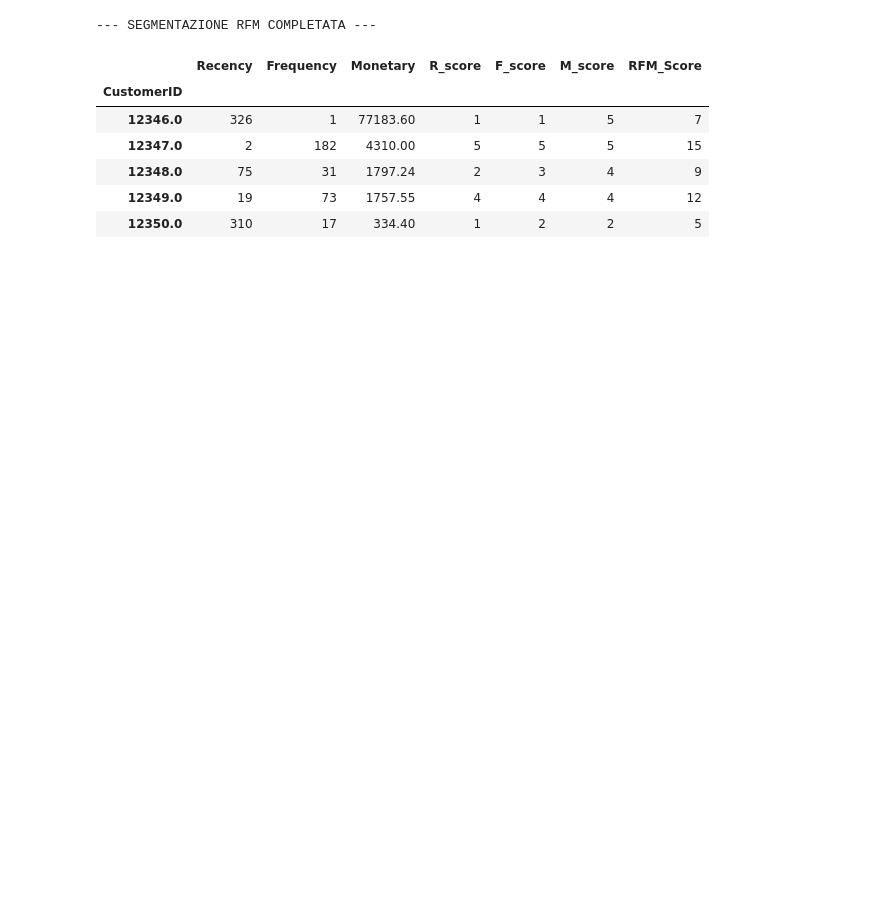
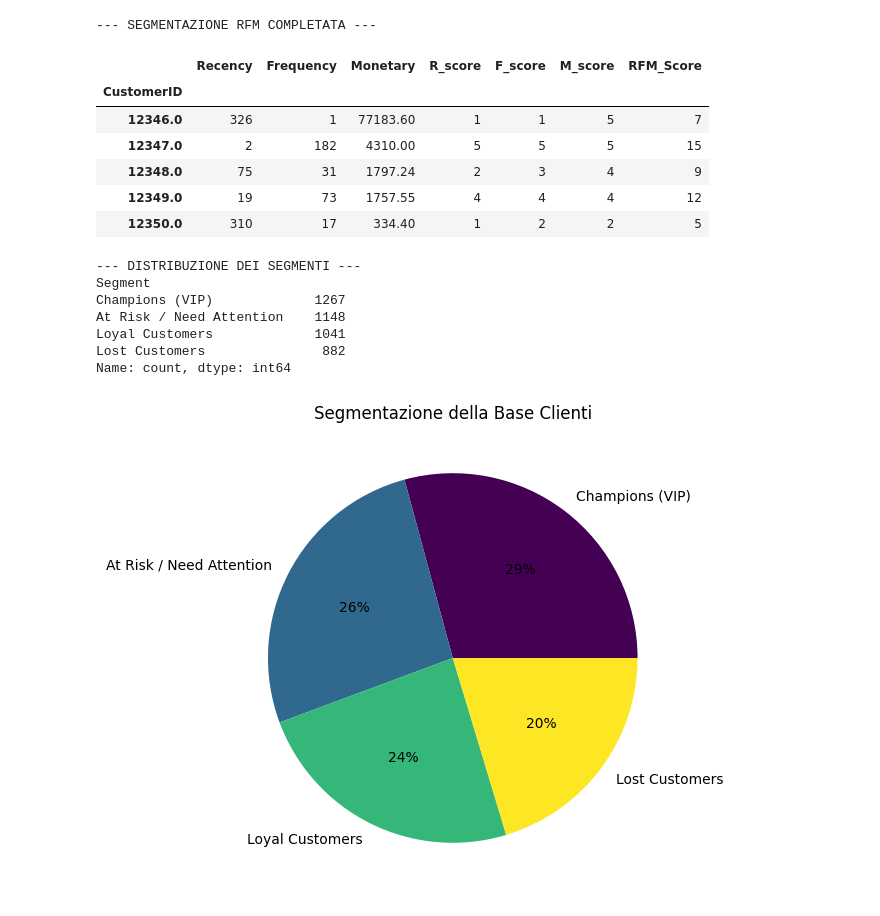
Before and after one commit to gentimarti/ai4cm, a Jupyter notebook: 03-lesson/rfm_analysis.ipynb, the cells around one changed output. Saved outputs shown, nothing was run; the diff lists cells and outputs as text; code cells hidden in the pictures; blank space fills up the shorter version.

Commit message:
Analisi RFM completata con visualizzazione segmenti

```diff
--- a/03-lesson/rfm_analysis.ipynb
+++ b/03-lesson/rfm_analysis.ipynb
@@ -114,3 +114,41 @@ display(rfm.head())
 | 12348.0 | 75 | 31 | 1797.24 | 2 | 3 | 4 | 9 |
 | 12349.0 | 19 | 73 | 1757.55 | 4 | 4 | 4 | 12 |
 | 12350.0 | 310 | 17 | 334.40 | 1 | 2 | 2 | 5 |
+# %%
+# Funzione per mappare i punteggi in segmenti comprensibili
+import matplotlib.pyplot as plt
+
+def segment_me(df):
+    if df['RFM_Score'] >= 12:
+        return 'Champions (VIP)'
+    elif (df['RFM_Score'] >= 9) and (df['RFM_Score'] < 12):
+        return 'Loyal Customers'
+    elif (df['RFM_Score'] >= 6) and (df['RFM_Score'] < 9):
+        return 'At Risk / Need Attention'
+    else:
+        return 'Lost Customers'
+
+# Applichiamo la funzione
+rfm['Segment'] = rfm.apply(segment_me, axis=1)
+
+# Analizziamo la distribuzione dei segmenti
+segment_counts = rfm['Segment'].value_counts()
+
+print("--- DISTRIBUZIONE DEI SEGMENTI ---")
+print(segment_counts)
+
+# Visualizzazione grafica (Pie Chart)
+plt.figure(figsize=(10,6))
+segment_counts.plot(kind='pie', autopct='%1.0f%%', colormap='viridis')
+plt.title('Segmentazione della Base Clienti')
+plt.ylabel('')
+plt.show()
+# %% [output]
+--- DISTRIBUZIONE DEI SEGMENTI ---
+Segment
+Champions (VIP)             1267
+At Risk / Need Attention    1148
+Loyal Customers             1041
+Lost Customers               882
+Name: count, dtype: int64
+[figure, added]
```
